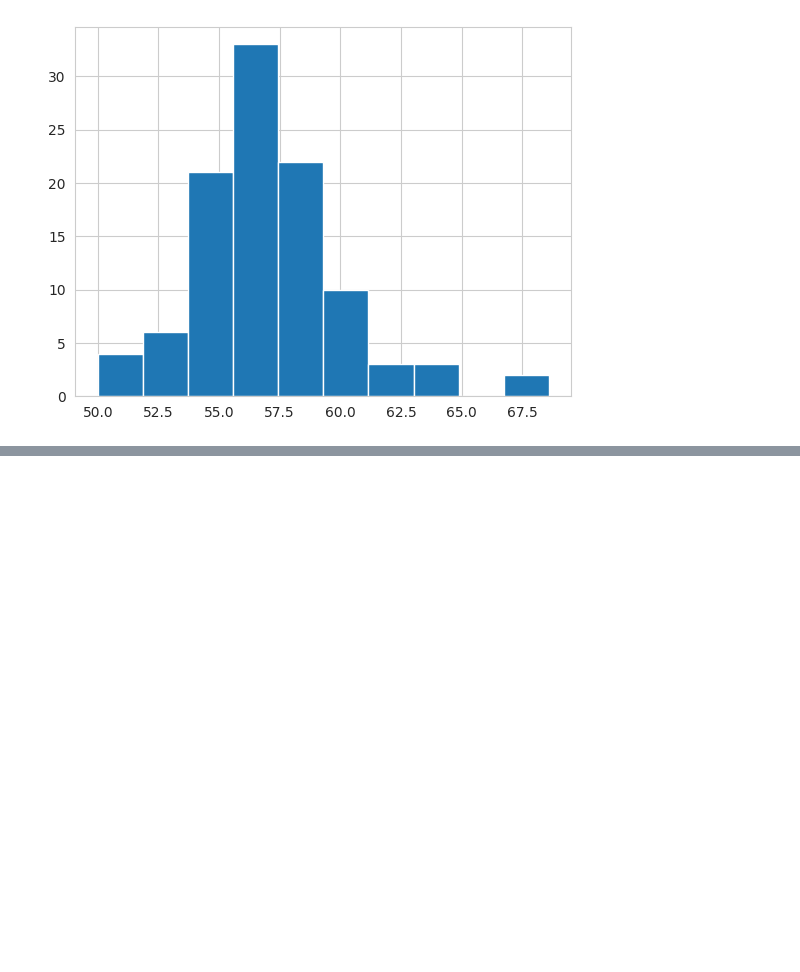
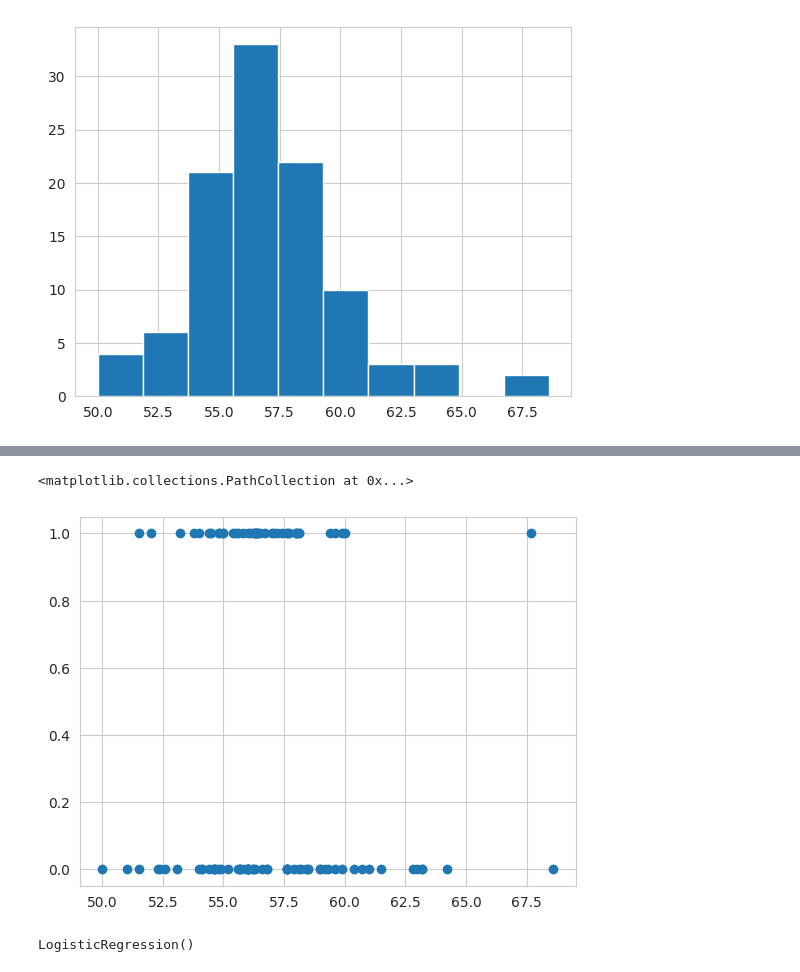
Before and after one commit to huynhand/Homework2, a Jupyter notebook: notebook/example.ipynb, the cells around one changed output, grey strips where cells are left out. Saved outputs shown, nothing was run; the diff lists cells and outputs as text; code cells hidden in the pictures; blank space fills up the shorter version.

```diff
--- a/notebook/example.ipynb
+++ b/notebook/example.ipynb
@@ -123,0 +160,9 @@ plt.hist(df['skullw'])
+# %%
+df = pd.read_csv("possum.csv")
+df['popnum'] = df['Pop'].replace(['Vic'],
+                        [0], inplace=False)
+
+df['sexnum'] = df['sex'].replace(['m','f'],
+                        [0,1], inplace=False)
+
+df.head()
@@ -123,0 +176,5 @@ plt.hist(df['skullw'])
+# %%
+plt.scatter(df["skullw"], df["sexnum"])
+# %% [output]
+<matplotlib.collections.PathCollection at 0x...>
+[figure, added]
@@ -123,0 +188,4 @@ plt.hist(df['skullw'])
+# %%
+logreg.fit(x_train,y_train)
+# %% [output]
+LogisticRegression()
```
Also changed, not shown: parts of 34 cells of this notebook.
